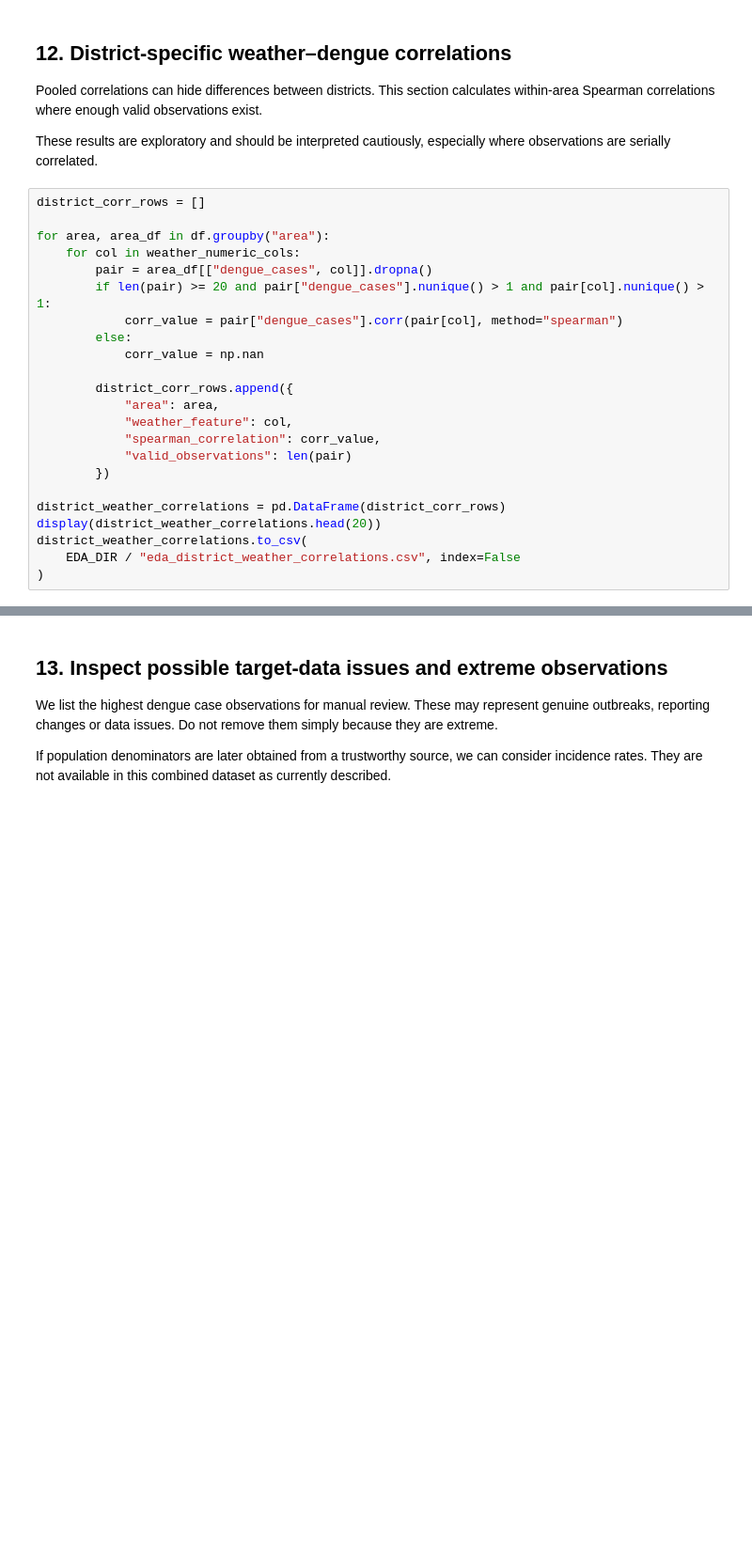
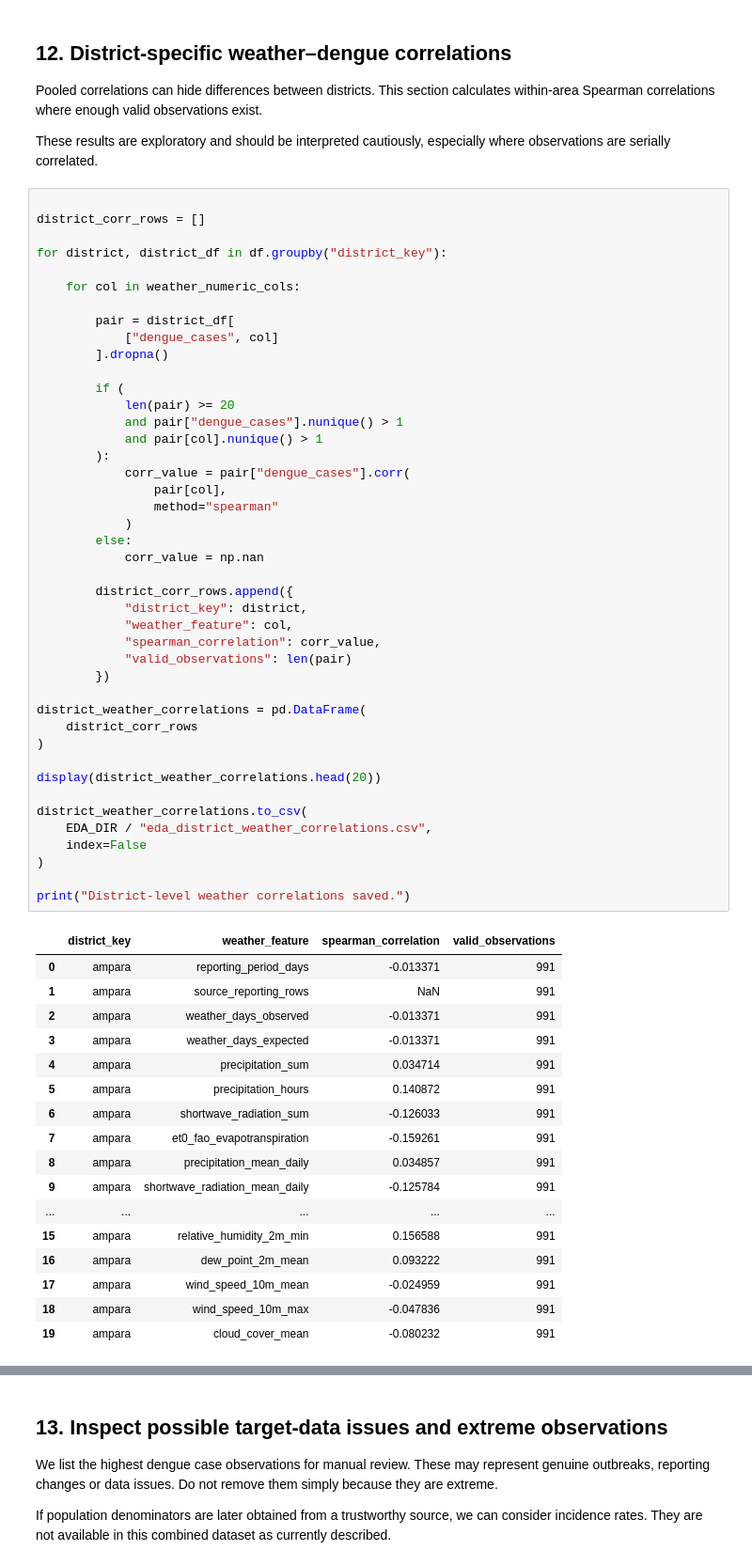
Before and after one commit to PHGNKavindya/RiskWeave, a Jupyter notebook: notebooks/05_combined_dengue_weather_eda.ipynb, the cells around one changed output, grey strips where cells are left out. Shown at 94% size. Drawn from its saved outputs; the diff is of its cells as text; blank space fills up the shorter version.

```diff
--- a/notebooks/05_combined_dengue_weather_eda.ipynb
+++ b/notebooks/05_combined_dengue_weather_eda.ipynb
@@ -359,25 +609,63 @@ Pooled correlations can hide differences between districts. This section calcula
 
 These results are exploratory and should be interpreted cautiously, especially where observations are serially correlated.
 # %%
+
 district_corr_rows = []
 
-for area, area_df in df.groupby("area"):
+for district, district_df in df.groupby("district_key"):
+
     for col in weather_numeric_cols:
-        pair = area_df[["dengue_cases", col]].dropna()
-        if len(pair) >= 20 and pair["dengue_cases"].nunique() > 1 and pair[col].nunique() > 1:
-            corr_value = pair["dengue_cases"].corr(pair[col], method="spearman")
+
+        pair = district_df[
+            ["dengue_cases", col]
+        ].dropna()
+
+        if (
+            len(pair) >= 20
+            and pair["dengue_cases"].nunique() > 1
+            and pair[col].nunique() > 1
+        ):
+            corr_value = pair["dengue_cases"].corr(
+                pair[col],
+                method="spearman"
+            )
         else:
             corr_value = np.nan
 
         district_corr_rows.append({
-            "area": area,
+            "district_key": district,
             "weather_feature": col,
             "spearman_correlation": corr_value,
             "valid_observations": len(pair)
         })
 
-district_weather_correlations = pd.DataFrame(district_corr_rows)
+district_weather_correlations = pd.DataFrame(
+    district_corr_rows
+)
+
 display(district_weather_correlations.head(20))
+
 district_weather_correlations.to_csv(
-    EDA_DIR / "eda_district_weather_correlations.csv", index=False
+    EDA_DIR / "eda_district_weather_correlations.csv",
+    index=False
 )
+
+print("District-level weather correlations saved.")
+# %% [output]
+|  | district_key | weather_feature | spearman_correlation | valid_observations |
+| 0 | ampara | reporting_period_days | -0.013371 | 991 |
+| 1 | ampara | source_reporting_rows | NaN | 991 |
+| 2 | ampara | weather_days_observed | -0.013371 | 991 |
+| 3 | ampara | weather_days_expected | -0.013371 | 991 |
+| 4 | ampara | precipitation_sum | 0.034714 | 991 |
+| 5 | ampara | precipitation_hours | 0.140872 | 991 |
+| 6 | ampara | shortwave_radiation_sum | -0.126033 | 991 |
+| 7 | ampara | et0_fao_evapotranspiration | -0.159261 | 991 |
+| 8 | ampara | precipitation_mean_daily | 0.034857 | 991 |
+| 9 | ampara | shortwave_radiation_mean_daily | -0.125784 | 991 |
+| ... | ... | ... | ... | ... |
+| 15 | ampara | relative_humidity_2m_min | 0.156588 | 991 |
+| 16 | ampara | dew_point_2m_mean | 0.093222 | 991 |
+| 17 | ampara | wind_speed_10m_mean | -0.024959 | 991 |
+| 18 | ampara | wind_speed_10m_max | -0.047836 | 991 |
+| 19 | ampara | cloud_cover_mean | -0.080232 | 991 |
```
Also changed, not shown: parts of 15 cells of this notebook, 32 other files.
